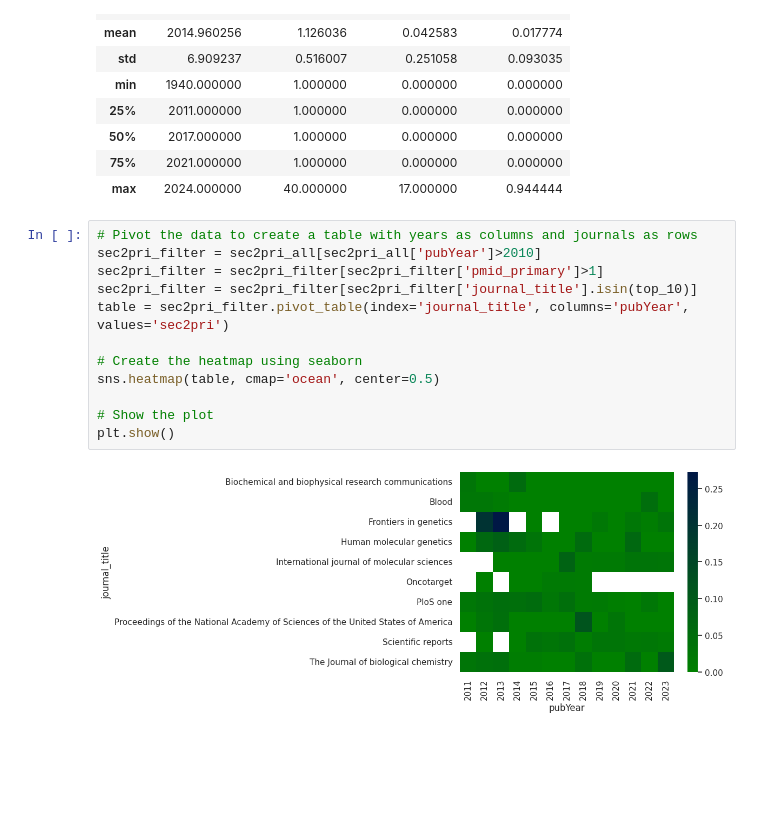
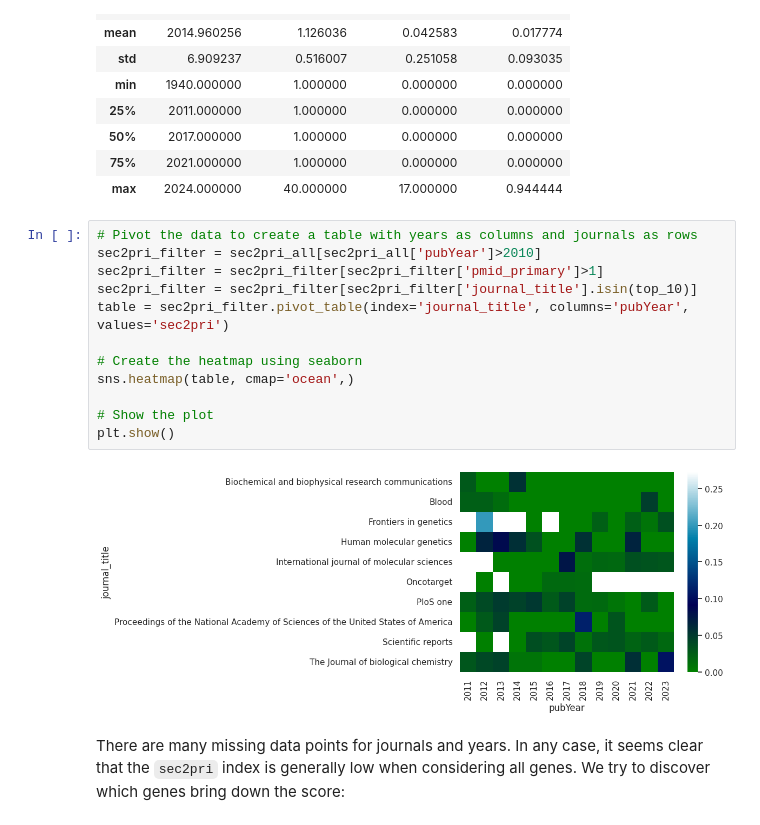
Before and after one commit to sec2pri/usecases, a Jupyter notebook: bibliometric_symbol_usage/HGNC_symbols_literature.ipynb, the cells around one changed output. Drawn from its saved outputs; the diff is of its cells as text; blank space fills up the shorter version.

```diff
--- a/bibliometric_symbol_usage/HGNC_symbols_literature.ipynb
+++ b/bibliometric_symbol_usage/HGNC_symbols_literature.ipynb
@@ -227,14 +226,16 @@ sec2pri_all.describe()
 # %%
 # Pivot the data to create a table with years as columns and journals as rows
 sec2pri_filter = sec2pri_all[sec2pri_all['pubYear']>2010]
 sec2pri_filter = sec2pri_filter[sec2pri_filter['pmid_primary']>1]
 sec2pri_filter = sec2pri_filter[sec2pri_filter['journal_title'].isin(top_10)]
 table = sec2pri_filter.pivot_table(index='journal_title', columns='pubYear', values='sec2pri')
 
 # Create the heatmap using seaborn
-sns.heatmap(table, cmap='ocean', center=0.5)
+sns.heatmap(table, cmap='ocean',)
 
 # Show the plot
 plt.show()
 # %% [output]
-[figure, old version]
+[figure, new version]
+# %% [markdown]
+There are many missing data points for journals and years. In any case, it seems clear that the `sec2pri` index is generally low when considering all genes. We try to discover which genes bring down the score:
```
Also changed, not shown: parts of 23 cells of this notebook, 3 other files.
